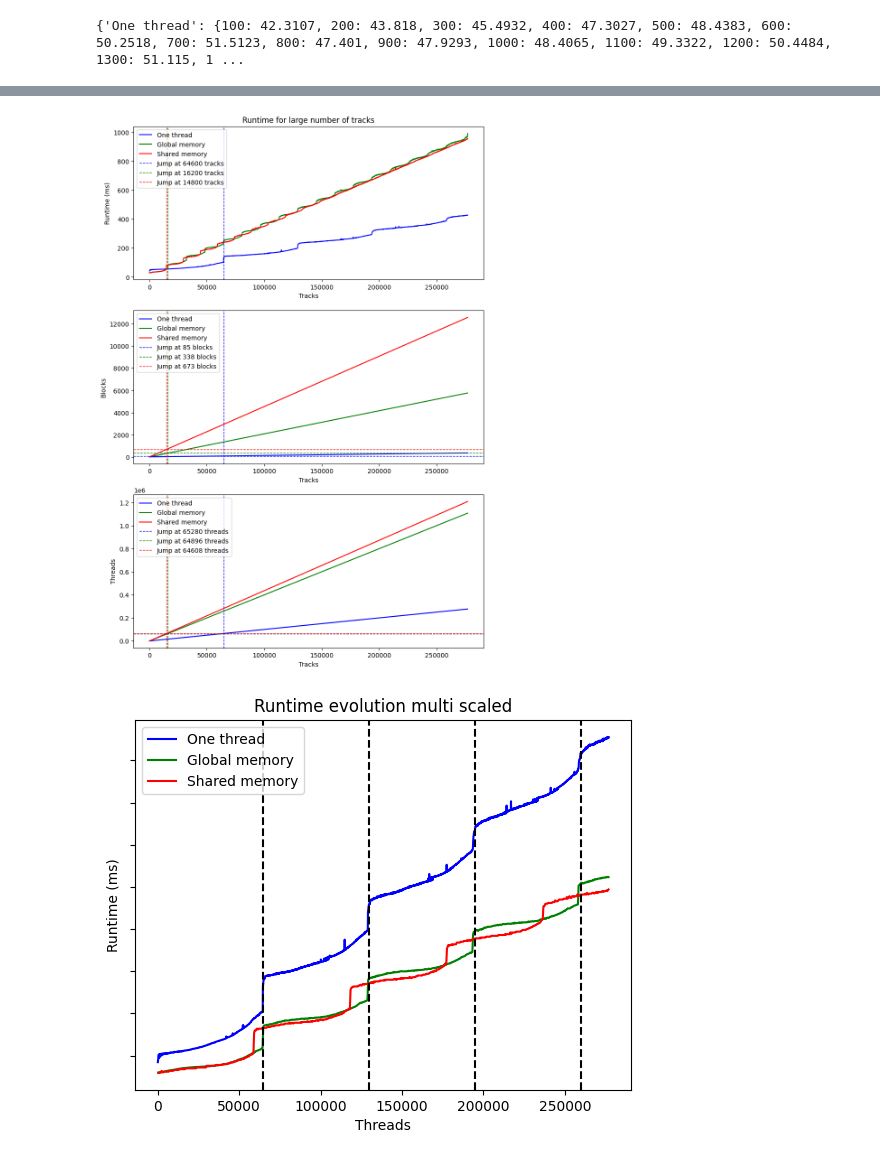
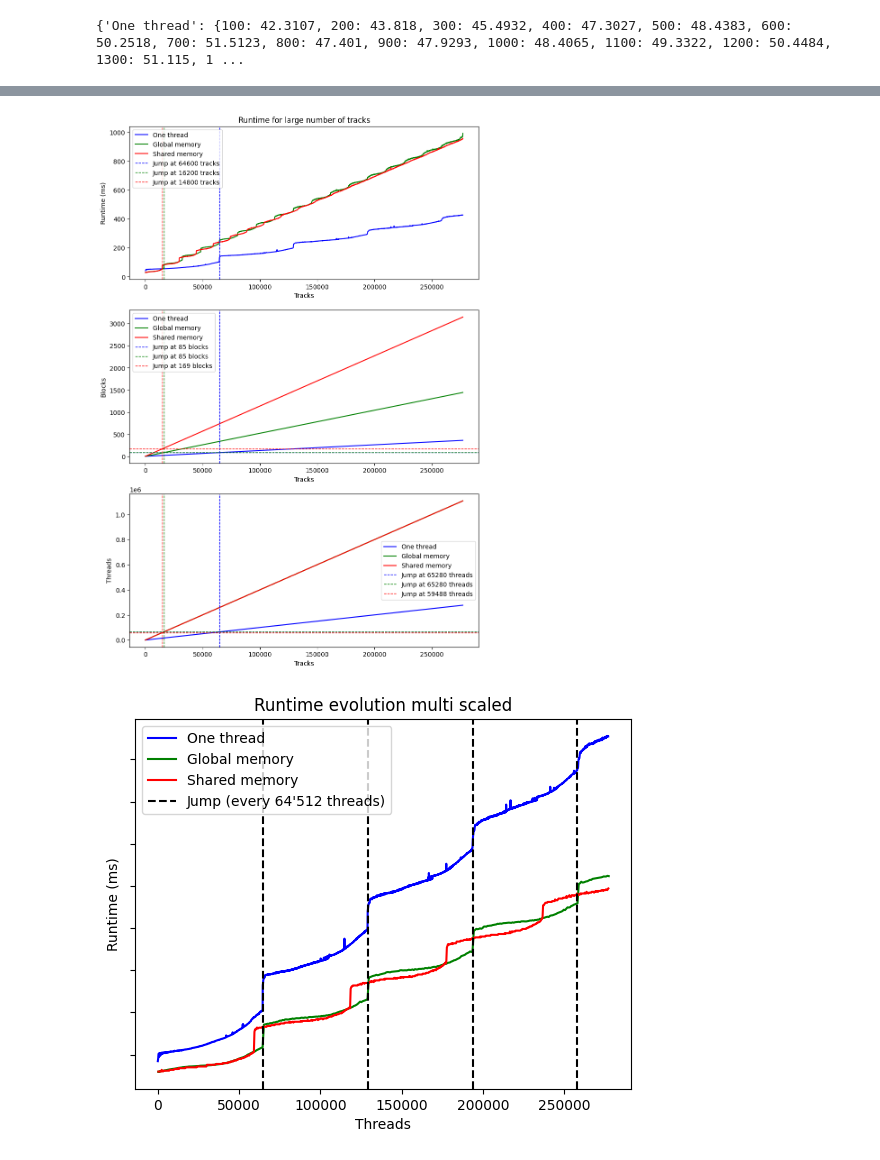
Before and after one commit to simbarras/tb23-gpu-opt-celeritas, a Jupyter notebook: result.ipynb, the cells around one changed output, grey strips where cells are left out. Drawn from its saved outputs; the diff is of its cells as text; code cells hidden in the pictures.

```diff
--- a/result.ipynb
+++ b/result.ipynb
@@ -301,8 +303,8 @@ jump = {
 for k in multi_block_data['One thread'].keys():
     # Round up to a integer
     grid_size_one = math.ceil(k / 768)
-    grid_size_global = math.ceil((k * 4) / 192)
-    grid_size_shared = math.ceil((k * 4) / 88)
+    grid_size_global = math.ceil(k / 192)
+    grid_size_shared = math.ceil(k / 88)
     warp_one = math.ceil(k / (32 * grid_size_one))
     warp_global = math.ceil((k * 4) / (32 * grid_size_global))
     warp_shared = math.ceil((k * 4) / (32 * grid_size_shared))
@@ -423,7 +425,7 @@ show_graph('log')
 # %%
 show_graph('linear')
 # %% [output]
-[figure, old version]
+[figure, new version]
 # %%
 plt.title('Runtime evolution multi scaled')
 plt.xlabel('Threads')
@@ -433,39 +435,40 @@ scaled_data = {
     'One thread': multi_block_data['One thread'].items(),
     'Global memory': {},
     'Shared memory': {},
     'Flags': {},
 }
 for key in multi_block_data['Global memory'].keys():
     if (key * 4) / 100 > len(multi_block_data['One thread'].keys()):
         break
-    scaled_data['Global memory'][key * 4] = multi_block_data['Global memory'][key]
+    nb_threads = multi_block_data_thread_total['Global memory'][key]
+    scaled_data['Global memory'][nb_threads] = multi_block_data['Global memory'][key]
 for key in multi_block_data['Shared memory'].keys():
     if (key * 4) / 100 > len(multi_block_data['One thread'].keys()):
         break
-    scaled_data['Shared memory'][key * 4] = multi_block_data['Shared memory'][key]
-step = 64896
+    nb_threads = multi_block_data_thread_total['Shared memory'][key]
+    scaled_data['Shared memory'][nb_threads] = multi_block_data['Shared memory'][key]
+step = 64512
 flag = step
 flags = []
 while flag <= len(multi_block_data['One thread'].keys()) * 100:
     flags.append(flag)
     flag += step
 
 plt.plot(multi_block_data['One thread'].keys(), multi_block_data['One thread'].values(), label='One thread', color='blue')
 plt.plot(scaled_data['Global memory'].keys(), scaled_data['Global memory'].values(), label='Global memory', color='green')
 plt.plot(scaled_data['Shared memory'].keys(), scaled_data['Shared memory'].values(), label='Shared memory', color='red')
 # Add a verticle line for every flag
 for flag in flags:
     plt.axvline(x=flag, color='black', linestyle='--')
 
+# Add a legend for the verticle lines
+plt.plot([], [], label='Jump (every 64\'512 threads)', color='black', linestyle='--')
 
 # Hide y-axis values but keep the label
 plt.gca().axes.get_yaxis().set_ticklabels([])
-
-
-
 plt.legend()
 plt.show()
 # %% [output]
-[figure, old version]
+[figure, new version]
 # %%
 plt.title('Runtime evolution multi scaled')
```
Also changed, not shown: parts of 7 cells of this notebook, 7 other files.
